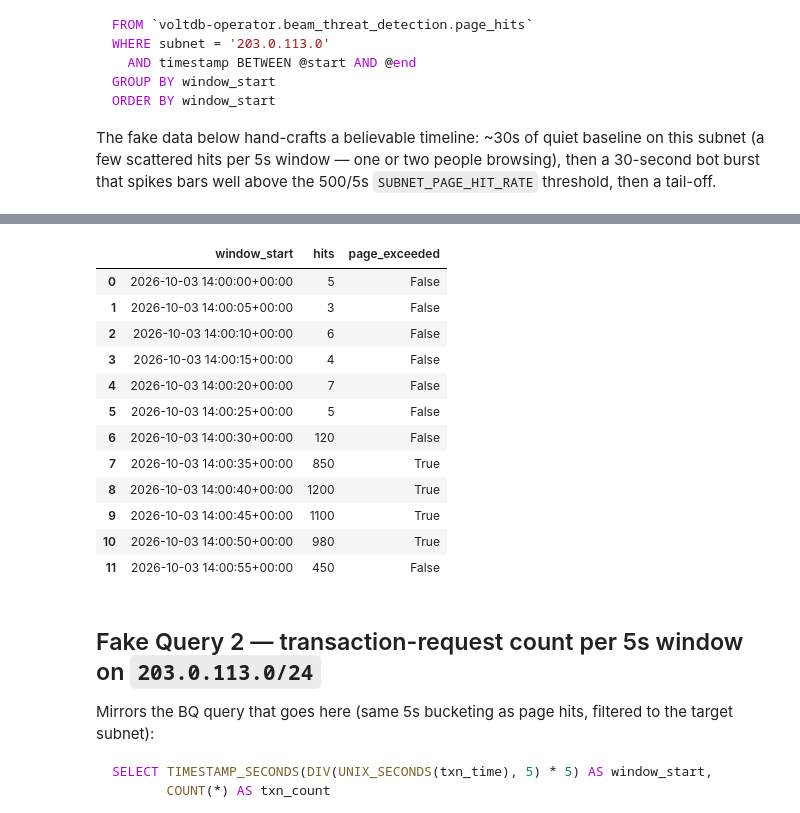
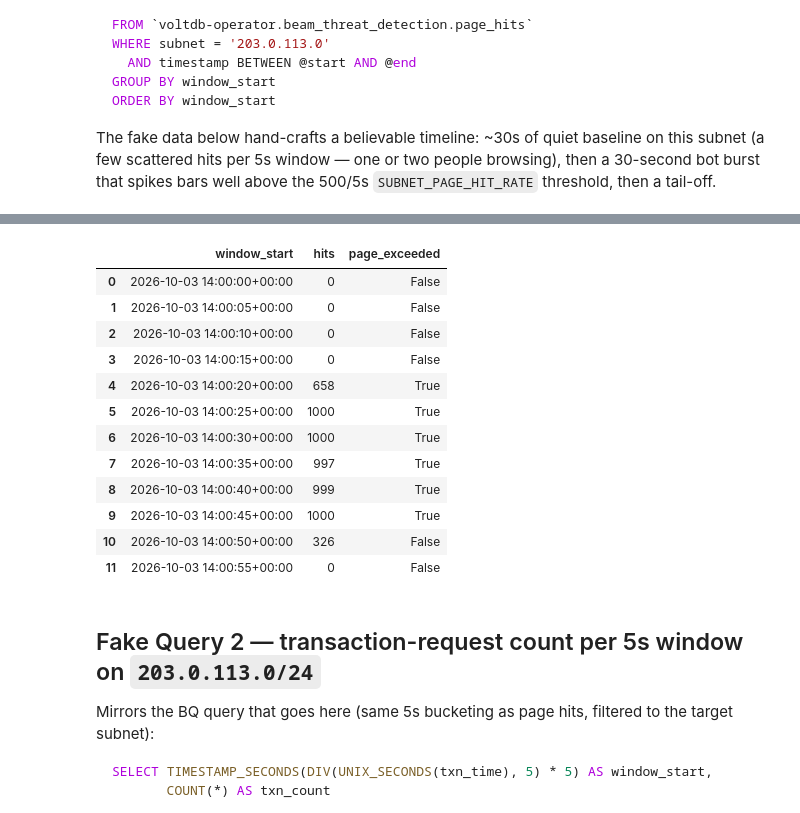
Before and after one commit to VoltDB/voltdb-examples, a Jupyter notebook: beam-threat-detection/notebooks/chart1_subnet_rate_timeline.ipynb, the cells around one changed output, grey strips where cells are left out. Cells and saved outputs as stored; diff of their text form; code cells hidden in the pictures.

```diff
--- a/beam-threat-detection/notebooks/chart1_subnet_rate_timeline.ipynb
+++ b/beam-threat-detection/notebooks/chart1_subnet_rate_timeline.ipynb
@@ -80,37 +113,49 @@ ORDER BY window_start
 
 The fake data below hand-crafts a believable timeline: ~30s of quiet baseline on this subnet (a few scattered hits per 5s window — one or two people browsing), then a 30-second bot burst that spikes bars well above the 500/5s `SUBNET_PAGE_HIT_RATE` threshold, then a tail-off.
 # %%
-# One row per 5-second window, 2 minutes of coverage (24 windows total).
-# Windows 0..5   — baseline (3-8 hits per 5s)
-# Windows 6..11  — PAGE BURST (bot scan: 120-1200 hits per 5s)
-#                  windows 7-10 EXCEED PAGE_RULE_THRESHOLD (500) → bad windows
-# Windows 12..23 — tail-off then baseline again (page hits settle under threshold)
+if USE_BQ:
+    # Live BQ: page-hits per 5s window on the burst subnet.
+    df_hits = client.query(f"""
+        SELECT TIMESTAMP_SECONDS(DIV(UNIX_SECONDS(timestamp), 5) * 5) AS window_start,
+               COUNT(*) AS hits
+        FROM `{BQ_PROJECT}.{BQ_DATASET}.page_hits`
+        WHERE subnet = "{TARGET_SUBNET}"
+        GROUP BY window_start
+        ORDER BY window_start
+    """).to_dataframe()
+    df_hits["window_start"] = df_hits["window_start"] + _T0_SHIFT_PAGES
 
-hit_counts = [
-    5, 3, 6, 4, 7, 5,                               # w0-5  baseline (0-30s)
-    120, 850, 1200, 1100, 980, 450,                 # w6-11 burst (30-60s), w7-10 > 500
-    80, 15, 8, 6, 4, 7, 5, 3, 6, 4, 8, 5,           # w12-23 tail + baseline (60-120s)
-]
-df_hits = pd.DataFrame({
-    "window_start": [T0 + timedelta(seconds=5 * i) for i in range(len(hit_counts))],
-    "hits":         hit_counts,
-})
-df_hits["page_exceeded"] = df_hits["hits"] > PAGE_RULE_THRESHOLD
-print(f"{len(df_hits)} windows; {df_hits['page_exceeded'].sum()} windows exceed PAGE_RULE_THRESHOLD ({PAGE_RULE_THRESHOLD})")
+    # Zero-fill 5s windows across the FULL page-hits span so the chart's time
+    # axis + threshold lines span the whole narrative, not just windows where
+    # the burst subnet had activity.
+    _full_range = pd.date_range(
+        start=T0,
+        end=T0 + timedelta(seconds=_pages_duration_s + 5),
+        freq="5s", tz=timezone.utc,
+    )
+    _df_full = pd.DataFrame({"window_start": _full_range})
+    df_hits["window_start"] = df_hits["window_start"].dt.floor("5s")
+    df_hits = _df_full.merge(df_hits, on="window_start", how="left")
+    df_hits["hits"] = df_hits["hits"].fillna(0).astype(int)
+    df_hits["page_exceeded"] = df_hits["hits"] > PAGE_RULE_THRESHOLD
+    print(f"{len(df_hits)} windows; {df_hits['page_exceeded'].sum()} windows exceed PAGE_RULE_THRESHOLD ({PAGE_RULE_THRESHOLD})")
+else:
+    # One row per 5-second window, 2 minutes of coverage (24 windows total).
+    # Windows 0..5   — baseline (3-8 hits per 5s)
+    # Windows 6..11  — PAGE BURST (bot scan: 120-1200 hits per 5s)
+    #                  windows 7-10 EXCEED PAGE_RULE_THRESHOLD (500) → bad windows
+    # Windows 12..23 — tail-off then baseline again (page hits settle under threshold)
+    hit_counts = [
+        5, 3, 6, 4, 7, 5,                               # w0-5  baseline (0-30s)
+        120, 850, 1200, 1100, 980, 450,                 # w6-11 burst (30-60s), w7-10 > 500
+        80, 15, 8, 6, 4, 7, 5, 3, 6, 4, 8, 5,           # w12-23 tail + baseline (60-120s)
+    ]
+    df_hits = pd.DataFrame({
+        "window_start": [T0 + timedelta(seconds=5 * i) for i in range(len(hit_counts))],
+        "hits":         hit_counts,
+    })
+    df_hits["page_exceeded"] = df_hits["hits"] > PAGE_RULE_THRESHOLD
+    print(f"{len(df_hits)} windows; {df_hits['page_exceeded'].sum()} windows exceed PAGE_RULE_THRESHOLD ({PAGE_RULE_THRESHOLD})")
+
 df_hits.head(12)
-
-# BQ VARIANT (uncomment + remove inline fake data when ready to swap):
-#
-# from google.cloud import bigquery
-# client = bigquery.Client(project="voltdb-operator")
-# df_hits = client.query(f"""
-#     SELECT TIMESTAMP_SECONDS(DIV(UNIX_SECONDS(timestamp), 5) * 5) AS window_start,
-#            COUNT(*) AS hits
-#     FROM `voltdb-operator.beam_threat_detection.page_hits`
-#     WHERE subnet = '{TARGET_SUBNET}'
-#       AND timestamp BETWEEN TIMESTAMP('{T0.isoformat()}')
-#                         AND TIMESTAMP('{(T0 + timedelta(minutes=2)).isoformat()}')
-#     GROUP BY window_start ORDER BY window_start
-# """).to_dataframe()
-# df_hits["page_exceeded"] = df_hits["hits"] > PAGE_RULE_THRESHOLD
 # %% [output]
@@ -118,16 +163,16 @@ df_hits.head(12)
 |  | window_start | hits | page_exceeded |
-| 0 | 2026-10-03 14:00:00+00:00 | 5 | False |
-| 1 | 2026-10-03 14:00:05+00:00 | 3 | False |
-| 2 | 2026-10-03 14:00:10+00:00 | 6 | False |
-| 3 | 2026-10-03 14:00:15+00:00 | 4 | False |
-| 4 | 2026-10-03 14:00:20+00:00 | 7 | False |
-| 5 | 2026-10-03 14:00:25+00:00 | 5 | False |
-| 6 | 2026-10-03 14:00:30+00:00 | 120 | False |
-| 7 | 2026-10-03 14:00:35+00:00 | 850 | True |
-| 8 | 2026-10-03 14:00:40+00:00 | 1200 | True |
-| 9 | 2026-10-03 14:00:45+00:00 | 1100 | True |
-| 10 | 2026-10-03 14:00:50+00:00 | 980 | True |
-| 11 | 2026-10-03 14:00:55+00:00 | 450 | False |
+| 0 | 2026-10-03 14:00:00+00:00 | 0 | False |
+| 1 | 2026-10-03 14:00:05+00:00 | 0 | False |
+| 2 | 2026-10-03 14:00:10+00:00 | 0 | False |
+| 3 | 2026-10-03 14:00:15+00:00 | 0 | False |
+| 4 | 2026-10-03 14:00:20+00:00 | 658 | True |
+| 5 | 2026-10-03 14:00:25+00:00 | 1000 | True |
+| 6 | 2026-10-03 14:00:30+00:00 | 1000 | True |
+| 7 | 2026-10-03 14:00:35+00:00 | 997 | True |
+| 8 | 2026-10-03 14:00:40+00:00 | 999 | True |
+| 9 | 2026-10-03 14:00:45+00:00 | 1000 | True |
+| 10 | 2026-10-03 14:00:50+00:00 | 326 | False |
+| 11 | 2026-10-03 14:00:55+00:00 | 0 | False |
 # %% [markdown]
 ## Fake Query 2 — transaction-request count per 5s window on `203.0.113.0/24`
 
```
Also changed, not shown: parts of 6 cells of this notebook, 23 other files.
